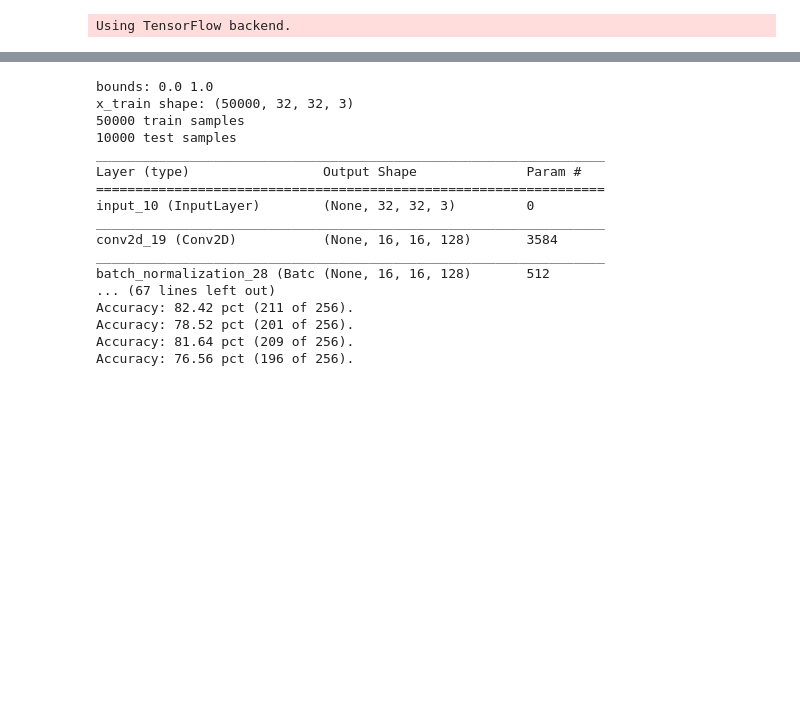
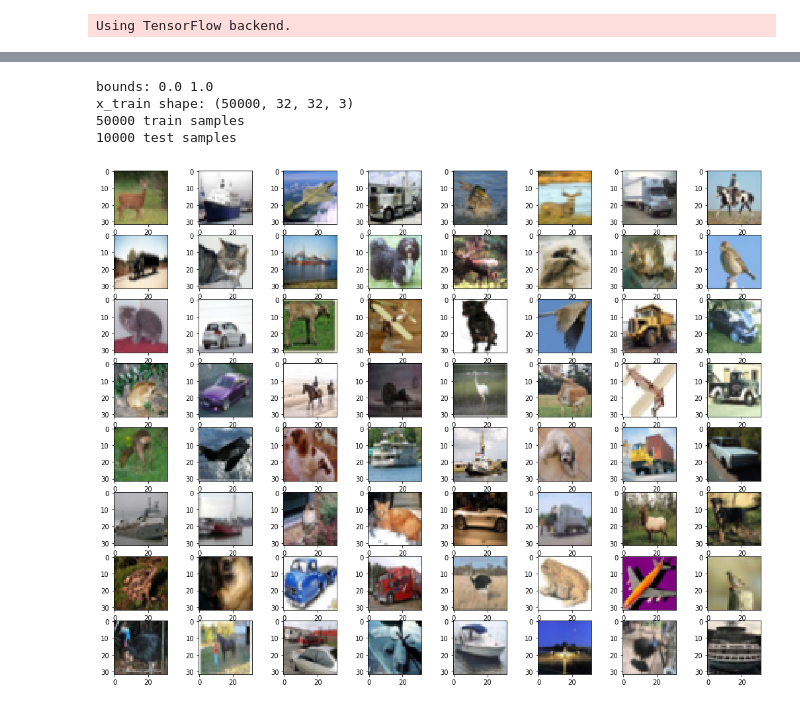
Before and after one commit to broadinstitute/ml4h, a Jupyter notebook: notebooks/mixup_mnist_cifar.ipynb, the cells around one changed output, grey strips where cells are left out. Cells and saved outputs as stored; diff of their text form; code cells hidden in the pictures; blank space fills up the shorter version.

```diff
--- a/notebooks/mixup_mnist_cifar.ipynb
+++ b/notebooks/mixup_mnist_cifar.ipynb
@@ -197,23 +416,9 @@ plt.legend(list(losses.keys()), loc='upper right')
-# %%
-(cifar_x, cifar_y), _ = load_cifar()
-cifar_discriminator = build_discriminative_model((32, 32, 3), 10)
-cifar_losses = {}
-cifar_losses['erm'] = _train_on_batches(cifar_discriminator, cifar_x, cifar_y, 5000, 256, mixup=False)
-# %% [output]
-bounds: 0.0 1.0
-x_train shape: (50000, 32, 32, 3)
-50000 train samples
-10000 test samples
-_________________________________________________________________
-Layer (type)                 Output Shape              Param #
-=================================================================
-input_10 (InputLayer)        (None, 32, 32, 3)         0
-_________________________________________________________________
-conv2d_19 (Conv2D)           (None, 16, 16, 128)       3584
-_________________________________________________________________
-batch_normalization_28 (Batc (None, 16, 16, 128)       512
-... (67 lines left out)
-Accuracy: 82.42 pct (211 of 256).
-Accuracy: 78.52 pct (201 of 256).
-Accuracy: 81.64 pct (209 of 256).
-Accuracy: 76.56 pct (196 of 256).
+# %%
+(cifar_x, cifar_y), (cifar_x_test, cifar_y_test) = load_cifar()
+_plot_batch(_get_batch(cifar_x, cifar_y, 64)[0])
+# %% [output]
+bounds: 0.0 1.0
+x_train shape: (50000, 32, 32, 3)
+50000 train samples
+10000 test samples
+[figure, added]
```
Also changed, not shown: parts of 20 cells of this notebook.
